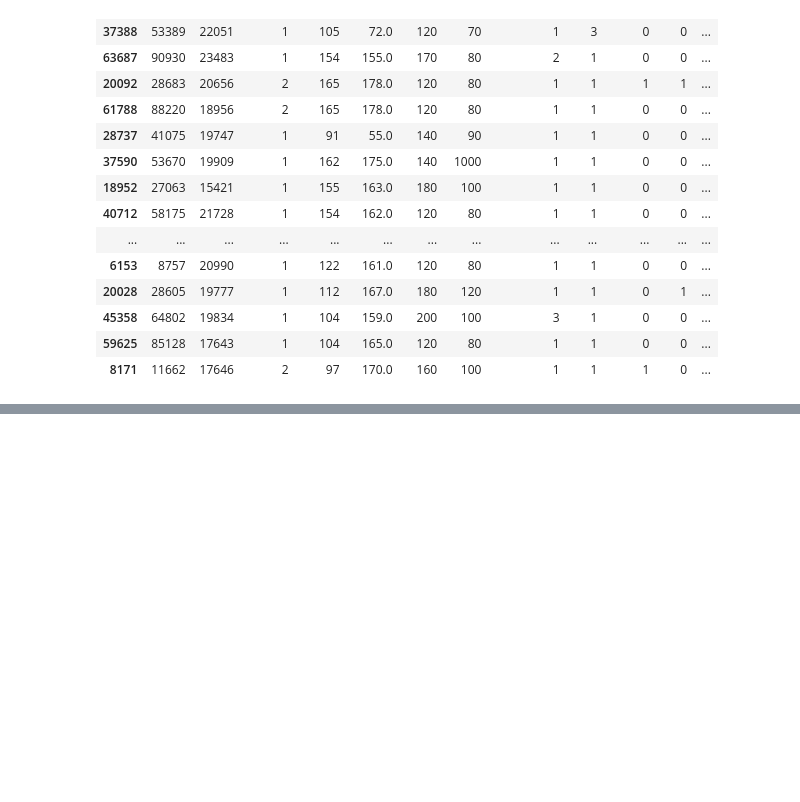
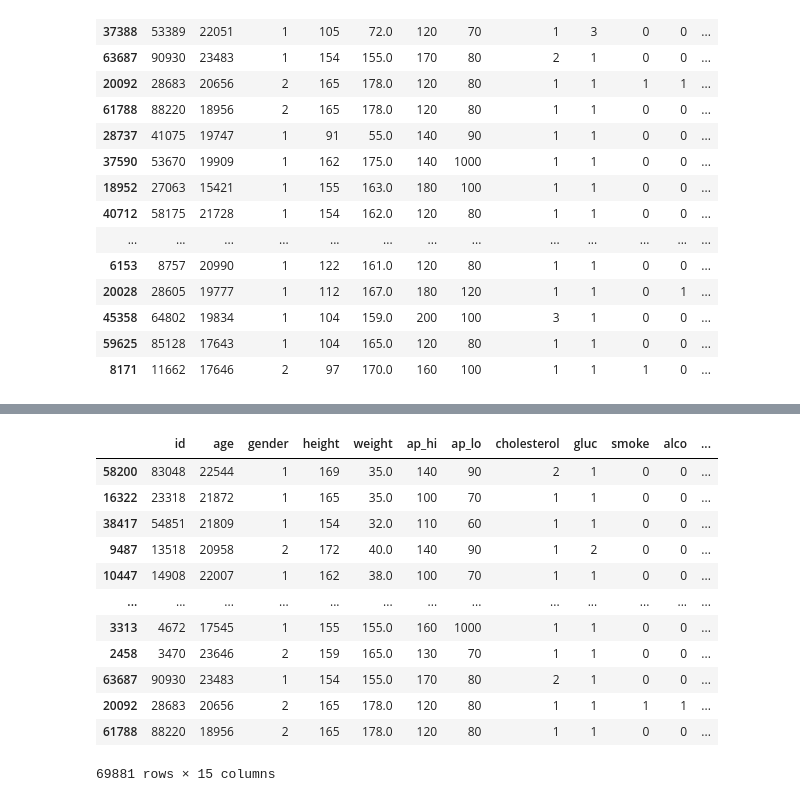
Before and after one commit to bearwinterfirth/medical, a Jupyter notebook: disease_prediction_2.ipynb, the cells around one changed output, grey strips where cells are left out. Cells and saved outputs as stored; diff of their text form; code cells hidden in the pictures; blank space fills up the shorter version.

```diff
--- a/disease_prediction_2.ipynb
+++ b/disease_prediction_2.ipynb
@@ -88,0 +93,30 @@ df=df[(df["BMI"]>12) & (df["BMI"]>85) & (df["height"]<240)]
+# %%
+def obesity(x):
+    if x < 25:
+        return "normal range"
+    elif x < 30:
+        return "overweight"
+    elif x < 35:
+        return "obese class I"
+    elif x < 40:
+        return "obese class II"
+    else:
+        return "obese class III"
+
+df["Obesity"]=df["BMI"].apply(obesity)
+
+df
+# %% [output]
+|  | id | age | gender | height | weight | ap_hi | ap_lo | cholesterol | gluc | smoke | alco | ... |
+| 58200 | 83048 | 22544 | 1 | 169 | 35.0 | 140 | 90 | 2 | 1 | 0 | 0 | ... |
+| 16322 | 23318 | 21872 | 1 | 165 | 35.0 | 100 | 70 | 1 | 1 | 0 | 0 | ... |
+| 38417 | 54851 | 21809 | 1 | 154 | 32.0 | 110 | 60 | 1 | 1 | 0 | 0 | ... |
+| 9487 | 13518 | 20958 | 2 | 172 | 40.0 | 140 | 90 | 1 | 2 | 0 | 0 | ... |
+| 10447 | 14908 | 22007 | 1 | 162 | 38.0 | 100 | 70 | 1 | 1 | 0 | 0 | ... |
+| ... | ... | ... | ... | ... | ... | ... | ... | ... | ... | ... | ... | ... |
+| 3313 | 4672 | 17545 | 1 | 155 | 155.0 | 160 | 1000 | 1 | 1 | 0 | 0 | ... |
+| 2458 | 3470 | 23646 | 2 | 159 | 165.0 | 130 | 70 | 1 | 1 | 0 | 0 | ... |
+| 63687 | 90930 | 23483 | 1 | 154 | 155.0 | 170 | 80 | 2 | 1 | 0 | 0 | ... |
+| 20092 | 28683 | 20656 | 2 | 165 | 178.0 | 120 | 80 | 1 | 1 | 1 | 1 | ... |
+| 61788 | 88220 | 18956 | 2 | 165 | 178.0 | 120 | 80 | 1 | 1 | 0 | 0 | ... |
+69881 rows × 15 columns
```
Also changed, not shown: parts of 3 cells of this notebook, 2 other files.
